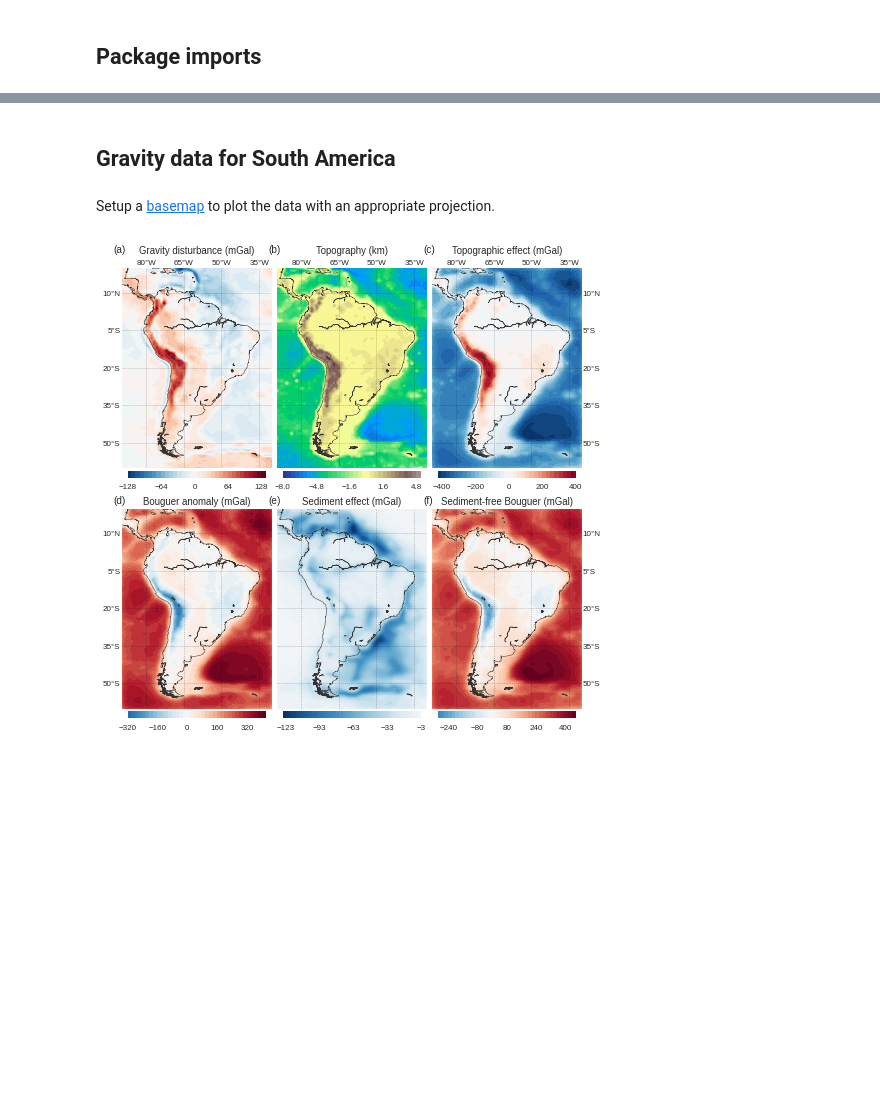
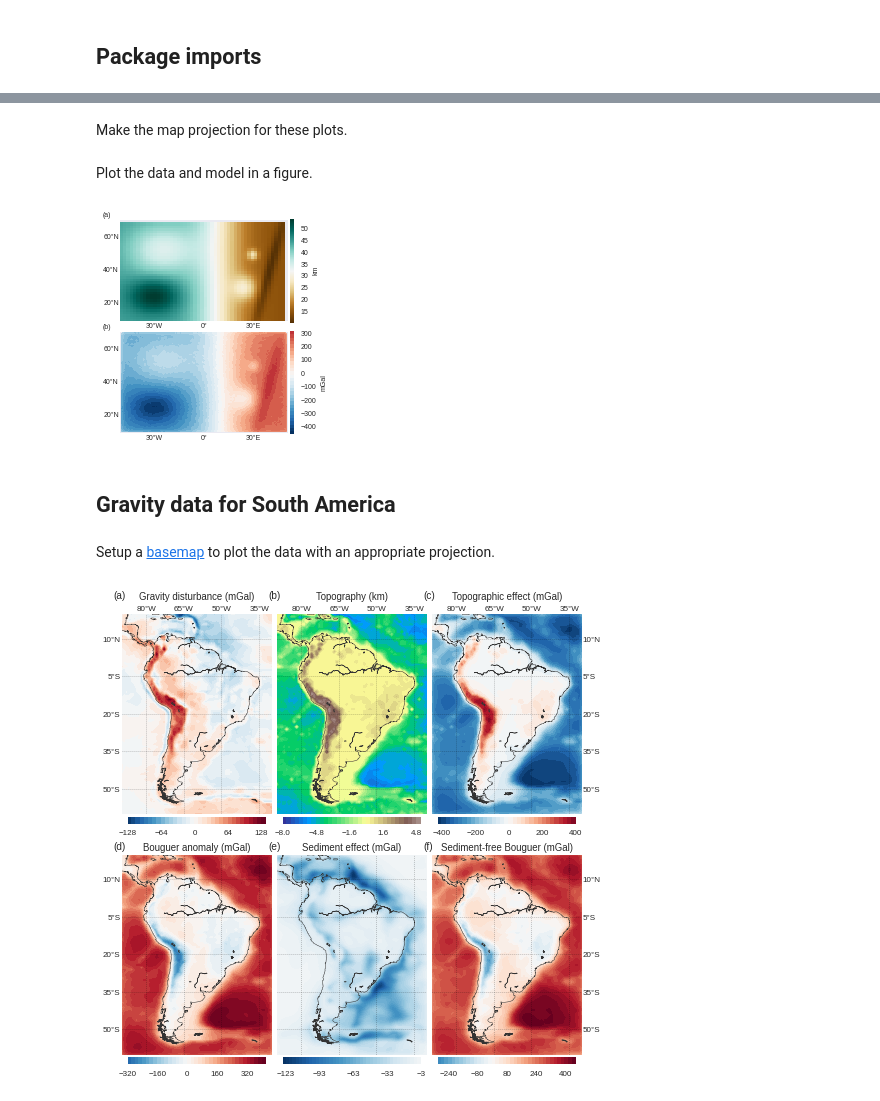
Before and after one commit to pinga-lab/paper-moho-inversion-tesseroids, a Jupyter notebook: code/paper-figures.ipynb, the cells around one changed output, grey strips where cells are left out. Drawn from its saved outputs; the diff is of its cells as text; code cells hidden in the pictures; blank space fills up the shorter version.

Commit message:
Figure for model and data in simple synthetic

```diff
--- a/code/paper-figures.ipynb
+++ b/code/paper-figures.ipynb
@@ -19,3 +38,13 @@ from datasets import fetch_crust1, load_icgem_gdf, down_sample
+# %%
+with open('../model/synthetic-simple.pickle') as f:
+    model = pickle.load(f)
+# %%
+with open('../data/synthetic-data-simple.txt') as f:
+    for i in range(2):
+        f.readline()
+    line = f.readline()
+    shape = map(int, line.split()[1:])
+    lat, lon, height, data = np.loadtxt(f, unpack=True, usecols=[0, 1, 2, 4])
 # %%
-with zipfile.ZipFile('results/synthetic-crust1.zip') as f:
-    data = pickle.load(f.open('synthetic-crust1.pickle'))
+with zipfile.ZipFile('results/synthetic-simple-newton.zip') as f:
+    results = pickle.load(f.open('synthetic-simple-newton.pickle'))
@@ -42,3 +65,36 @@ data
+# %% [markdown]
+Make the map projection for these plots.
+# %%
+bm = Basemap(projection='cyl',
+             llcrnrlon=model.area[2], urcrnrlon=model.area[3],
+             llcrnrlat=model.area[0], urcrnrlat=model.area[1],
+             resolution='c')
+# %% [markdown]
+Plot the data and model in a figure.
+# %%
+plt.figure(figsize=(3.33, 3.2))
+
+ax = plt.subplot(2, 1, 1)
+plt.text(-0.1, 1.03, '(a)', transform=ax.transAxes, **config)
+x, y = bm(model.lon.reshape(model.shape), model.lat.reshape(model.shape))
+bm.pcolormesh(x, y, -0.001*model.relief.reshape(model.shape), cmap='BrBG')
+plt.colorbar(pad=0.01, aspect=30).set_label('km')
+bm.drawmeridians([-30, 0 , 30], labels=[0, 0, 0, 1], linewidth=0, **config)
+bm.drawparallels([20, 40, 60], labels=[1, 0, 0, 0], linewidth=0, **config)
+
+ax = plt.subplot(2, 1, 2)
+plt.text(-0.1, 1.03, '(b)', transform=ax.transAxes, **config)
+x, y = bm(lon.reshape(shape), lat.reshape(shape))
+bm.contourf(x, y, data.reshape(shape), 30, cmap='RdBu_r', **data_minmax(data))
+plt.colorbar(pad=0.01, aspect=30).set_label('mGal')
+bm.drawmeridians([-30, 0 , 30], labels=[0, 0, 0, 1], linewidth=0, **config)
+bm.drawparallels([20, 40, 60], labels=[1, 0, 0, 0], linewidth=0, **config)
+
+plt.tight_layout()
+plt.subplots_adjust(left=0.1)
+plt.savefig('../manuscript/figures/synthetic-simple-data.eps')
+# %% [output]
+[figure, added]
 # %% [markdown]
 ## Gravity data for South America
 # %%
```
Also changed, not shown: parts of 11 cells of this notebook, 2 other files.
